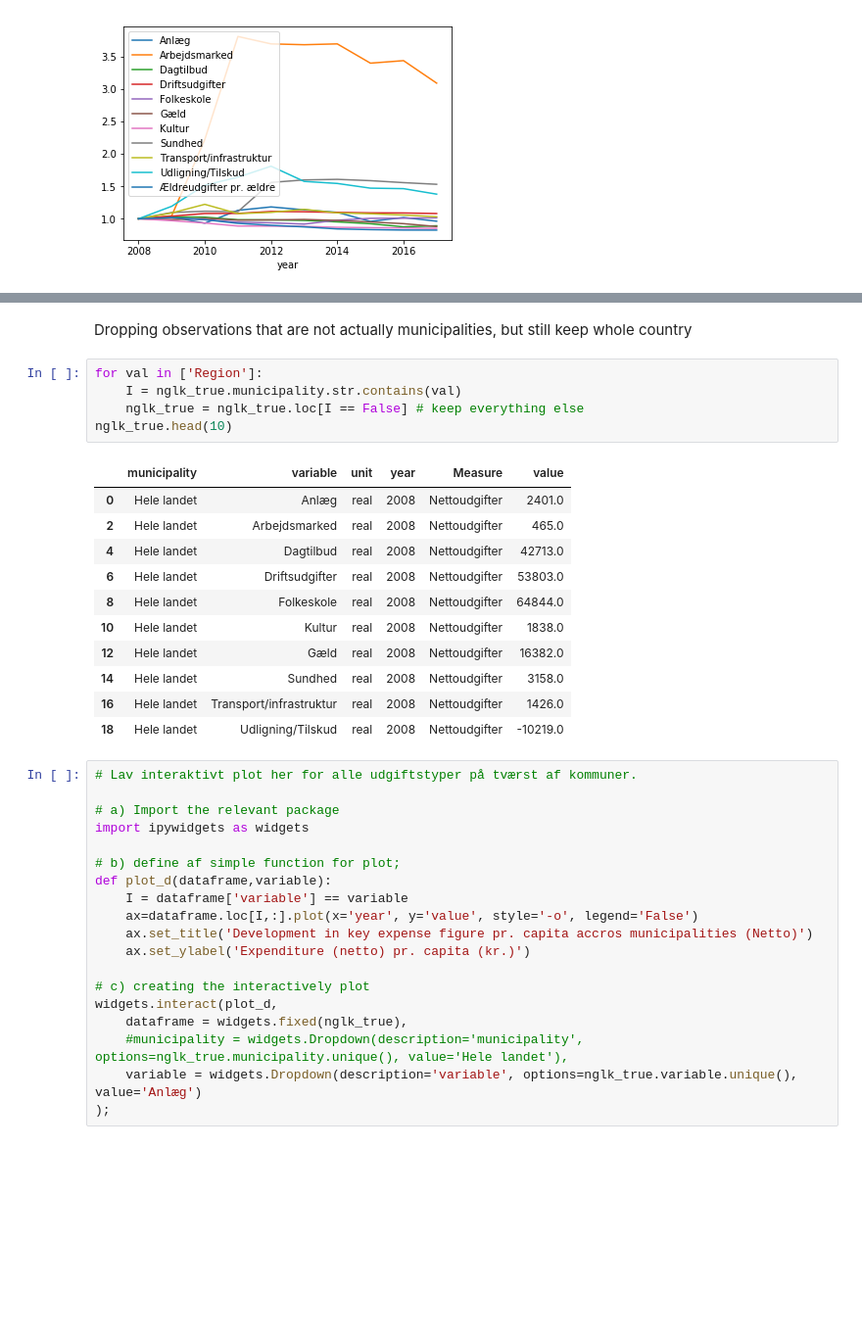
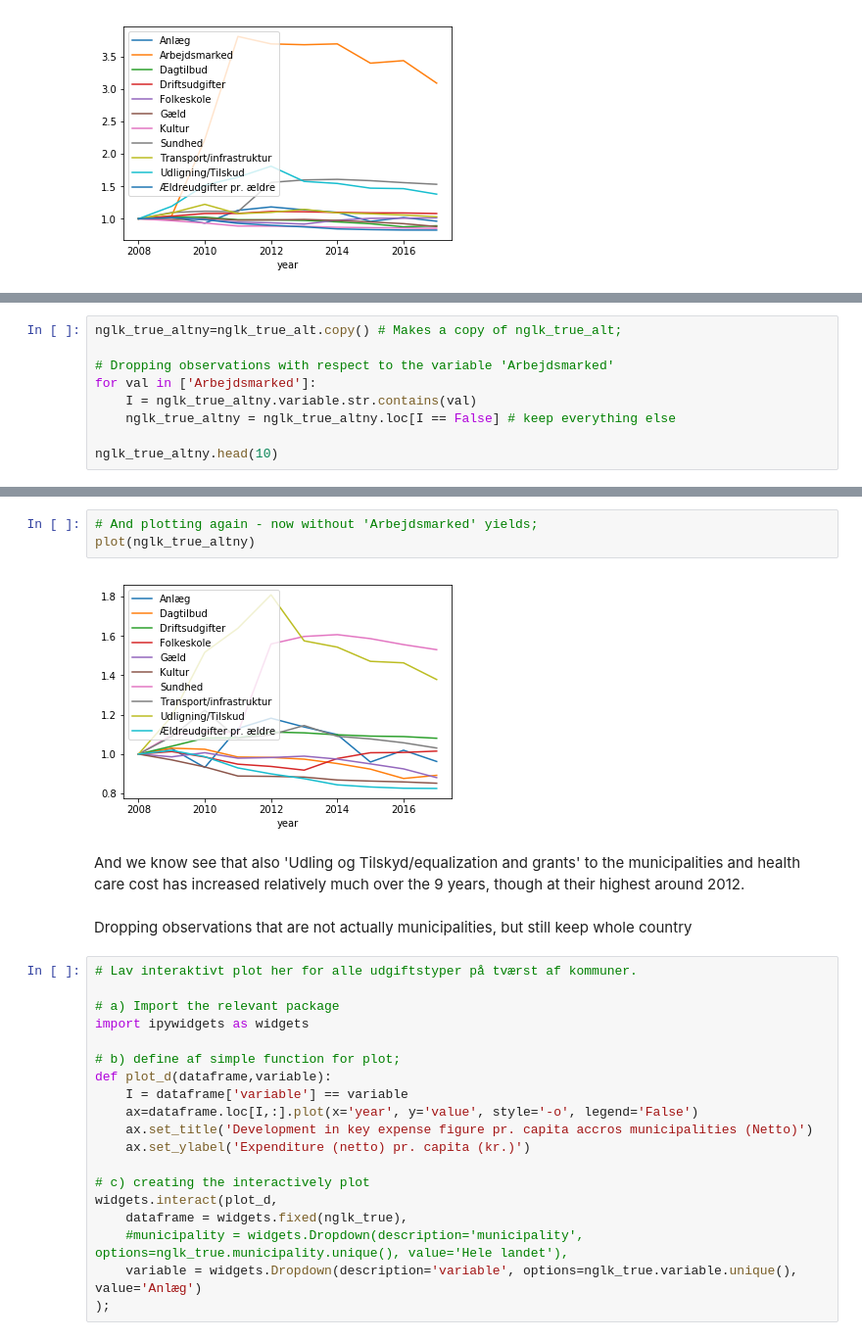
Before and after one commit to NumEconCopenhagen/projects-2019-peter-larsens-kaffe-m-havre, a Jupyter notebook: dataproject/dataProject.ipynb, the cells around one changed output, grey strips where cells are left out. Shown at 98% size. Cells and saved outputs as stored; diff of their text form; blank space fills up the shorter version.

```diff
--- a/dataproject/dataProject.ipynb
+++ b/dataproject/dataProject.ipynb
@@ -476,0 +482,9 @@ plot(nglk_true_alt)
+# %%
+nglk_true_altny=nglk_true_alt.copy() # Makes a copy of nglk_true_alt;
+
+# Dropping observations with respect to the variable 'Arbejdsmarked'
+for val in ['Arbejdsmarked']:
+    I = nglk_true_altny.variable.str.contains(val)
+    nglk_true_altny = nglk_true_altny.loc[I == False] # keep everything else
+
+nglk_true_altny.head(10)
@@ -477,22 +503,12 @@ plot(nglk_true_alt)
+# %%
+# And plotting again - now without 'Arbejdsmarked' yields;
+plot(nglk_true_altny)
+# %% [output]
+[figure, added]
+# %% [markdown]
+And we know see that also 'Udling og Tilskyd/equalization and grants' to the municipalities and health care cost has increased relatively much over the 9 years, though at their highest around 2012.
 # %% [markdown]
 Dropping observations that are not actually municipalities, but still keep whole country
-# %%
-for val in ['Region']:
-    I = nglk_true.municipality.str.contains(val)
-    nglk_true = nglk_true.loc[I == False] # keep everything else
-nglk_true.head(10)
-# %% [output]
-|  | municipality | variable | unit | year | Measure | value |
-| 0 | Hele landet | Anlæg | real | 2008 | Nettoudgifter | 2401.0 |
-| 2 | Hele landet | Arbejdsmarked | real | 2008 | Nettoudgifter | 465.0 |
-| 4 | Hele landet | Dagtilbud | real | 2008 | Nettoudgifter | 42713.0 |
-| 6 | Hele landet | Driftsudgifter | real | 2008 | Nettoudgifter | 53803.0 |
-| 8 | Hele landet | Folkeskole | real | 2008 | Nettoudgifter | 64844.0 |
-| 10 | Hele landet | Kultur | real | 2008 | Nettoudgifter | 1838.0 |
-| 12 | Hele landet | Gæld | real | 2008 | Nettoudgifter | 16382.0 |
-| 14 | Hele landet | Sundhed | real | 2008 | Nettoudgifter | 3158.0 |
-| 16 | Hele landet | Transport/infrastruktur | real | 2008 | Nettoudgifter | 1426.0 |
-| 18 | Hele landet | Udligning/Tilskud | real | 2008 | Nettoudgifter | -10219.0 |
 # %%
 # Lav interaktivt plot her for alle udgiftstyper på tværst af kommuner.
 
```
Also changed, not shown: parts of 4 cells of this notebook.
